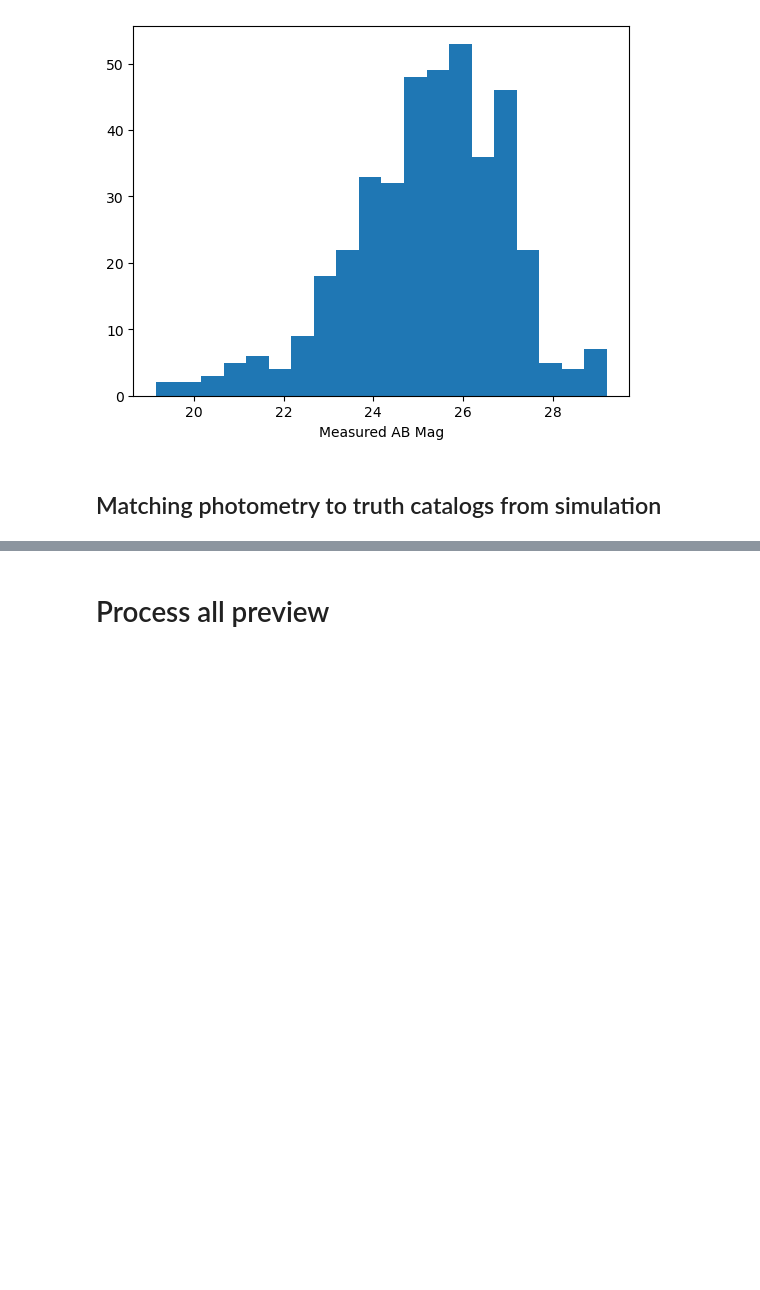
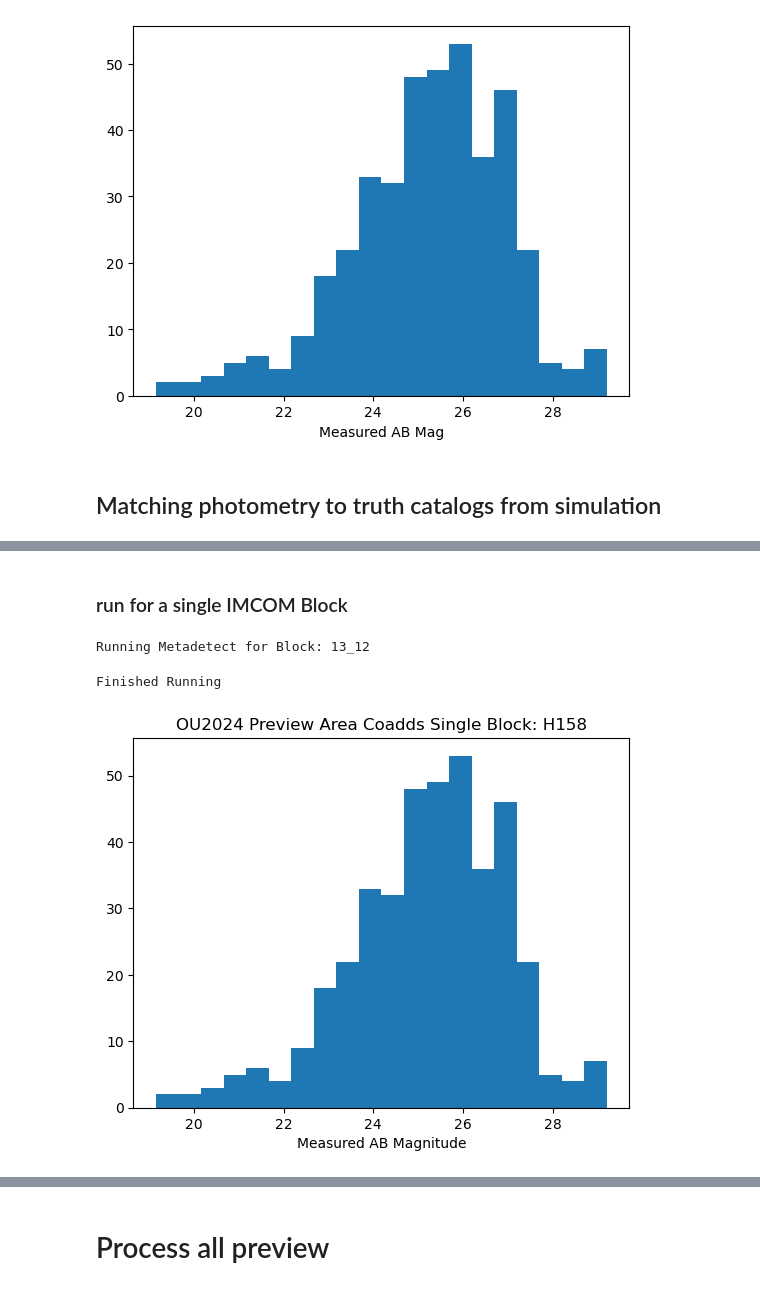
Before and after one commit to Roman-HLIS-Cosmology-PIT/tutorial-metadetect, a Jupyter notebook: notebooks/run_metadetect_on_imcom_photometry.ipynb, the cells around one changed output, grey strips where cells are left out. Cells and saved outputs as stored; diff of their text form; code cells hidden in the pictures; blank space fills up the shorter version.

```diff
--- a/notebooks/run_metadetect_on_imcom_photometry.ipynb
+++ b/notebooks/run_metadetect_on_imcom_photometry.ipynb
@@ -539,0 +812,43 @@ np.float64(4.793036574208875)
+# %% [markdown]
+### run for a single IMCOM Block
+# %%
+## Read catalog and fluxes from truth catalog
+cat_file = "nasa-irsa-simulations/openuniverse2024/roman/preview/roman_rubin_cats_v1.1.2_faint/galaxy_10307.parquet"
+
+cat = pd.read_parquet(
+    "s3://" + cat_file,
+    engine="pyarrow",  # or "fastparquet"
+    storage_options={"anon": True}  # set to False and provide credentials if needed
+)
+# %%
+
+## Some params for the function below
+coadd_dir = "nasa-irsa-simulations/openuniverse2024/roman/preview/RomanWAS/images/coadds"
+mdet_seed = 42
+band = 'H158'
+model = 'pgauss'
+
+idx = 1
+cat_pos = {'galaxy_id': cat['galaxy_id'], 'ra': cat['ra'], 'dec': cat['dec']}
+
+
+all_img_paths = get_coadd_filenames(coadd_dir, band)
+img_filename = all_img_paths[idx]
+splt = img_filename.split('/')
+block_id = splt[-1].split('_')[2] + '_' + splt[-1].split('_')[3]
+# %%
+## Run Metadetect and make catalog
+print('Running Metadetect for Block: ' + block_id )
+dict_results= make_catalog_from_preview(img_filename, band, model, mdet_seed,cat_pos, METADETECT_CONFIG )
+#df = pd.DataFrame(dict_results)
+print('Finished Running')
+# %% [output]
+Running Metadetect for Block: 13_12
+Finished Running
+# %%
+plt.hist(dict_results['mag_meta'], bins = 20)
+plt.xlabel('Measured AB Magnitude')
+plt.title('OU2024 Preview Area Coadds Single Block: H158')
+plt.show()
+# %% [output]
+[figure, added]
```
Also changed, not shown: parts of 36 cells of this notebook, 2 other files.
